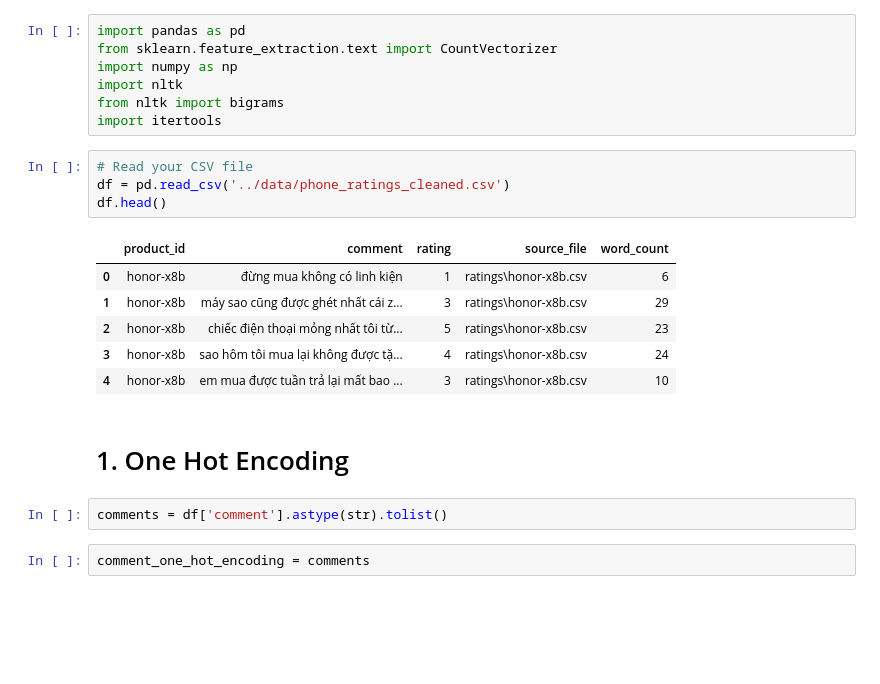
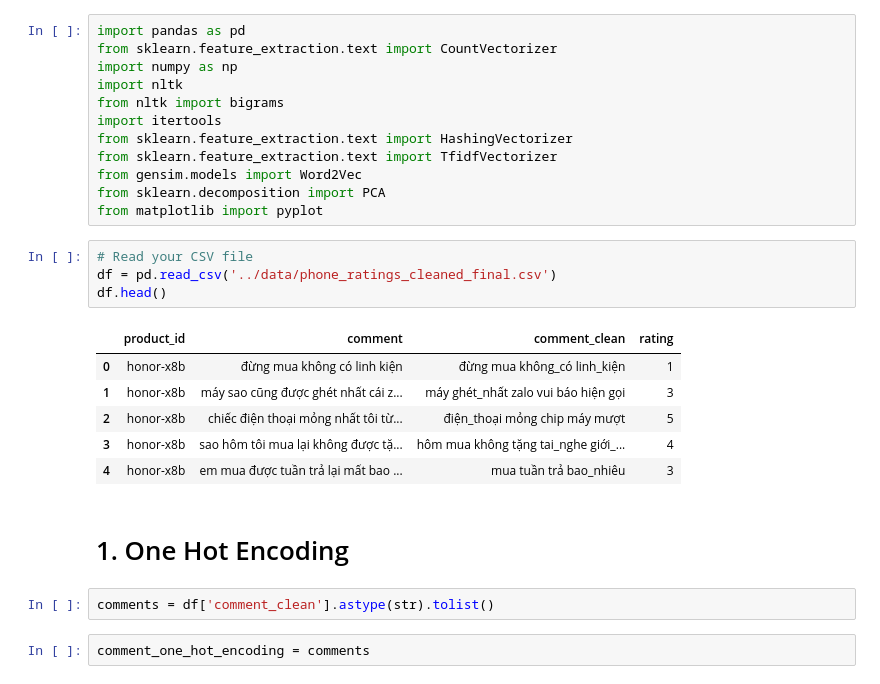
Before and after one commit to DinhManhAVG/Comment-Sentiment-Analysis, a Jupyter notebook: feature_extraction/feature_extraction.ipynb, the cells around one changed output. Saved outputs shown, nothing was run; the diff lists cells and outputs as text; blank space fills up the shorter version.

Commit message:
fix: [NLP] Coding feature extraction

```diff
--- a/feature_extraction/feature_extraction.ipynb
+++ b/feature_extraction/feature_extraction.ipynb
@@ -5,21 +5,26 @@ import numpy as np
 import nltk
 from nltk import bigrams
 import itertools
+from sklearn.feature_extraction.text import HashingVectorizer
+from sklearn.feature_extraction.text import TfidfVectorizer
+from gensim.models import Word2Vec
+from sklearn.decomposition import PCA
+from matplotlib import pyplot
 # %%
 # Read your CSV file
-df = pd.read_csv('../data/phone_ratings_cleaned.csv')
+df = pd.read_csv('../data/phone_ratings_cleaned_final.csv')
 df.head()
 # %% [output]
-|  | product_id | comment | rating | source_file | word_count |
-| 0 | honor-x8b | đừng mua không có linh kiện | 1 | ratings\honor-x8b.csv | 6 |
-| 1 | honor-x8b | máy sao cũng được ghét nhất cái z... | 3 | ratings\honor-x8b.csv | 29 |
-| 2 | honor-x8b | chiếc điện thoại mỏng nhất tôi từ... | 5 | ratings\honor-x8b.csv | 23 |
-| 3 | honor-x8b | sao hôm tôi mua lại không được tặ... | 4 | ratings\honor-x8b.csv | 24 |
-| 4 | honor-x8b | em mua được tuần trả lại mất bao ... | 3 | ratings\honor-x8b.csv | 10 |
+|  | product_id | comment | comment_clean | rating |
+| 0 | honor-x8b | đừng mua không có linh kiện | đừng mua không_có linh_kiện | 1 |
+| 1 | honor-x8b | máy sao cũng được ghét nhất cái z... | máy ghét_nhất zalo vui báo hiện gọi | 3 |
+| 2 | honor-x8b | chiếc điện thoại mỏng nhất tôi từ... | điện_thoại mỏng chip máy mượt | 5 |
+| 3 | honor-x8b | sao hôm tôi mua lại không được tặ... | hôm mua không tặng tai_nghe giới_... | 4 |
+| 4 | honor-x8b | em mua được tuần trả lại mất bao ... | mua tuần trả bao_nhiêu | 3 |
 # %% [markdown]
 # 1. One Hot Encoding
 # %%
-comments = df['comment'].astype(str).tolist()
+comments = df['comment_clean'].astype(str).tolist()
 # %%
 comment_one_hot_encoding = comments
 # %%
```
Also changed, not shown: parts of 29 cells of this notebook, 5 other files.
